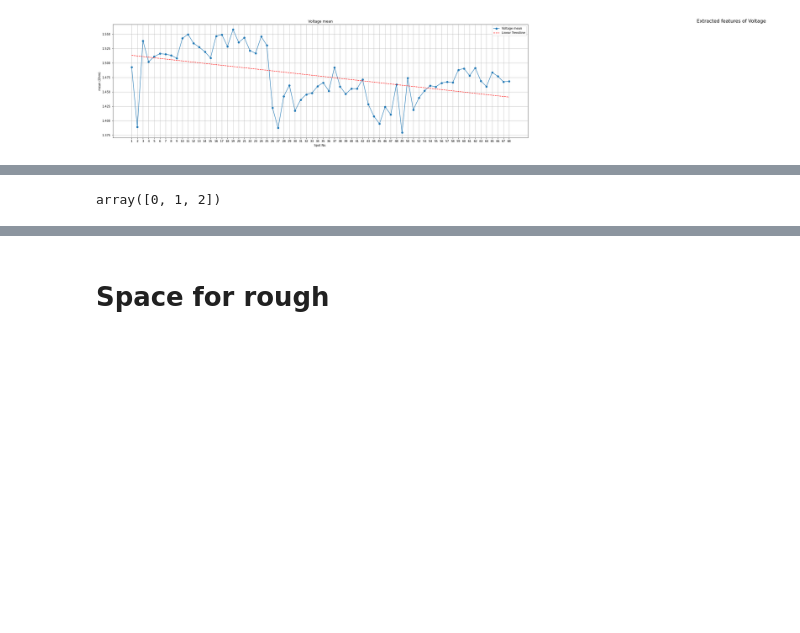
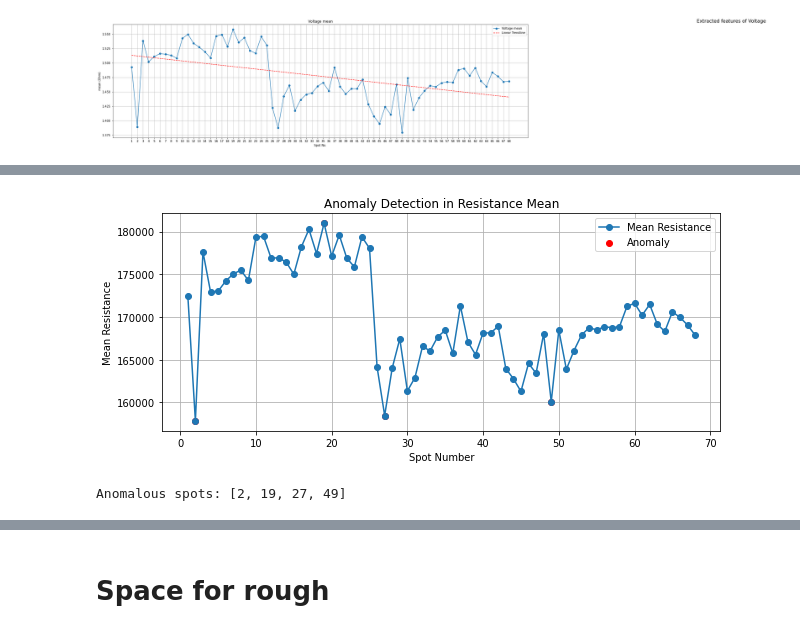
Before and after one commit to Protagonist-8/SpotProject, a Jupyter notebook: spot_eda.ipynb, the cells around one changed output, grey strips where cells are left out. Drawn from its saved outputs; the diff is of its cells as text; code cells hidden in the pictures; blank space fills up the shorter version.

```diff
--- a/spot_eda.ipynb
+++ b/spot_eda.ipynb
@@ -236,4 +177,33 @@ Detected 7 segments in current using model 'rbf'
-# %%
-df_res_segmented['segment_id'].unique()
-# %% [output]
-array([0, 1, 2])
+# %%
+from sklearn.ensemble import IsolationForest
+import numpy as np
+import matplotlib.pyplot as plt
+
+resistance_means=df_Resistance['mean']
+spot_numbers=df_Resistance.index.values
+
+X = np.array(resistance_means).reshape(-1, 1)  # Mean resistance
+
+# Train anomaly detector
+iso = IsolationForest(contamination=0.05)  # 5% expected anomalies
+labels = iso.fit_predict(X)  # -1 = anomaly, 1 = normal
+
+# Plot
+plt.figure(figsize=(10, 4))
+plt.plot(spot_numbers, resistance_means, marker='o', label='Mean Resistance')
+plt.scatter(np.array(spot_numbers)[labels == -1],
+            np.array(resistance_means)[labels == -1],
+            color='red', label='Anomaly')
+plt.xlabel("Spot Number")
+plt.ylabel("Mean Resistance")
+plt.legend()
+plt.title("Anomaly Detection in Resistance Mean")
+plt.grid(True)
+plt.show()
+
+# Get detected anomalous spots
+anomalous_spots = [spot for spot, label in zip(spot_numbers, labels) if label == -1]
+print("Anomalous spots:", anomalous_spots)
+# %% [output]
+[figure, added]
+Anomalous spots: [2, 19, 27, 49]
```
Also changed, not shown: parts of 19 cells of this notebook.
